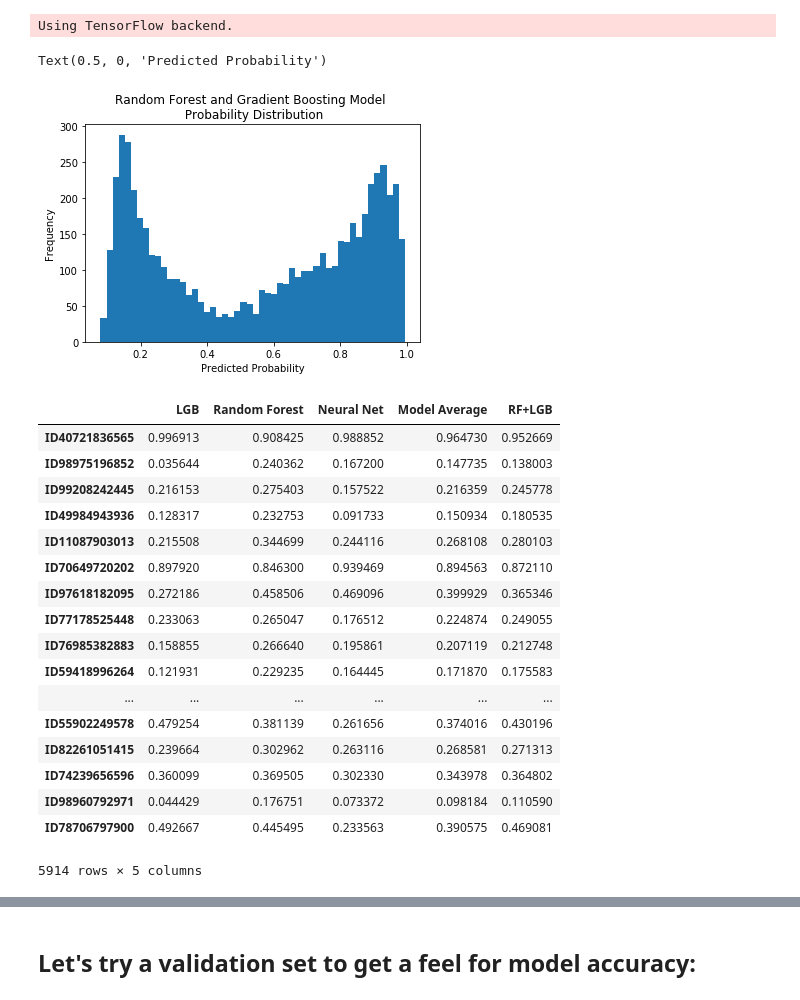
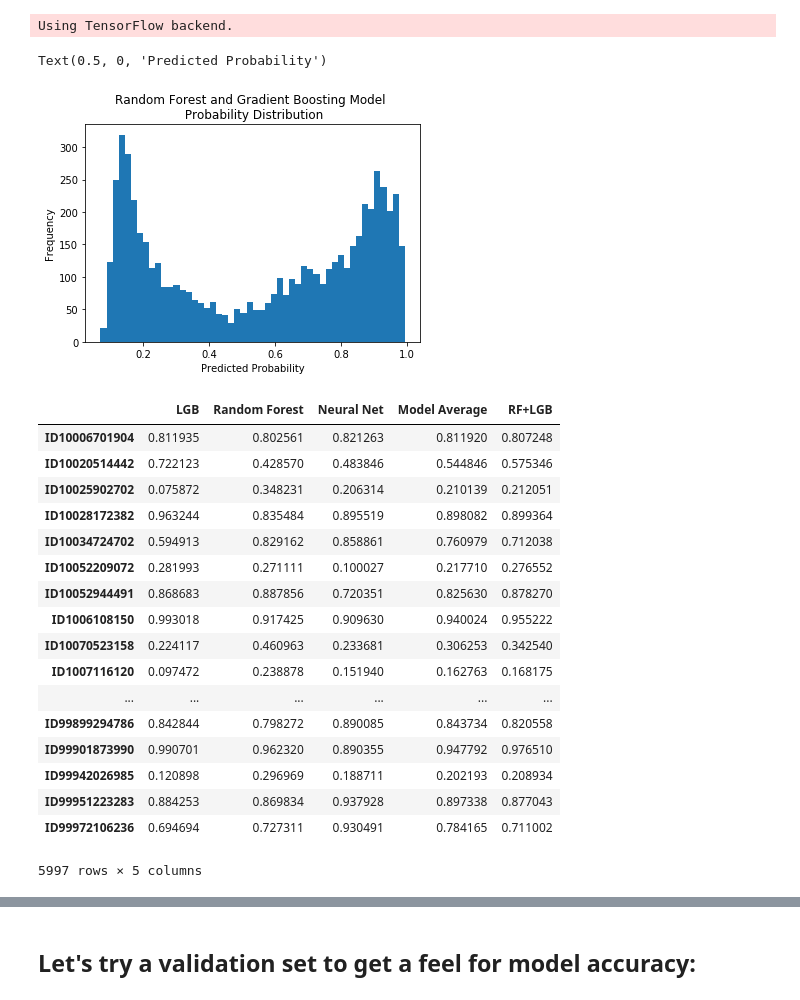
Before and after one commit to chenson2018/Humana-Mays-Competition, a Jupyter notebook: Final Model/Final Draft v4.ipynb, the cells around one changed output, grey strips where cells are left out. Saved outputs shown, nothing was run; the diff lists cells and outputs as text; code cells hidden in the pictures.

```diff
--- a/Final Model/Final Draft v4.ipynb
+++ b/Final Model/Final Draft v4.ipynb
@@ -197,8 +252,12 @@ class Model:
         self.predictions['RF+LGB'] = (self.predictions['LGB']+self.predictions['Random Forest'])/2
 
         return self.predictions
+# %%
+test_feat_fill = test_features.copy()
+test_feat_fill = test_feat_fill.replace([np.inf, -np.inf], np.nan)
+test_feat_fill =test_feat_fill.fillna(test_feat_fill.mean())
 # %%
-model = Model(train_set=training_features, test_set=test_features)
+model = Model(train_set=training_features, test_set=test_feat_fill)
 predictions = model.predict()
 # %%
 %matplotlib inline
@@ -209,25 +268,25 @@ plt.title('Random Forest and Gradient Boosting Model \n Probability Distribution
 plt.xlabel('Predicted Probability')
 # %% [output]
 Text(0.5, 0, 'Predicted Probability')
-[figure, old version]
+[figure, new version]
 # %%
-predictions
+predictions.
 # %% [output]
 |  | LGB | Random Forest | Neural Net | Model Average | RF+LGB |
-| ID40721836565 | 0.996913 | 0.908425 | 0.988852 | 0.964730 | 0.952669 |
-| ID98975196852 | 0.035644 | 0.240362 | 0.167200 | 0.147735 | 0.138003 |
-| ID99208242445 | 0.216153 | 0.275403 | 0.157522 | 0.216359 | 0.245778 |
-| ID49984943936 | 0.128317 | 0.232753 | 0.091733 | 0.150934 | 0.180535 |
-| ID11087903013 | 0.215508 | 0.344699 | 0.244116 | 0.268108 | 0.280103 |
-| ID70649720202 | 0.897920 | 0.846300 | 0.939469 | 0.894563 | 0.872110 |
-| ID97618182095 | 0.272186 | 0.458506 | 0.469096 | 0.399929 | 0.365346 |
-| ID77178525448 | 0.233063 | 0.265047 | 0.176512 | 0.224874 | 0.249055 |
-| ID76985382883 | 0.158855 | 0.266640 | 0.195861 | 0.207119 | 0.212748 |
-| ID59418996264 | 0.121931 | 0.229235 | 0.164445 | 0.171870 | 0.175583 |
+| ID10006701904 | 0.811935 | 0.802561 | 0.821263 | 0.811920 | 0.807248 |
+| ID10020514442 | 0.722123 | 0.428570 | 0.483846 | 0.544846 | 0.575346 |
+| ID10025902702 | 0.075872 | 0.348231 | 0.206314 | 0.210139 | 0.212051 |
+| ID10028172382 | 0.963244 | 0.835484 | 0.895519 | 0.898082 | 0.899364 |
+| ID10034724702 | 0.594913 | 0.829162 | 0.858861 | 0.760979 | 0.712038 |
+| ID10052209072 | 0.281993 | 0.271111 | 0.100027 | 0.217710 | 0.276552 |
+| ID10052944491 | 0.868683 | 0.887856 | 0.720351 | 0.825630 | 0.878270 |
+| ID1006108150 | 0.993018 | 0.917425 | 0.909630 | 0.940024 | 0.955222 |
+| ID10070523158 | 0.224117 | 0.460963 | 0.233681 | 0.306253 | 0.342540 |
+| ID1007116120 | 0.097472 | 0.238878 | 0.151940 | 0.162763 | 0.168175 |
 | ... | ... | ... | ... | ... | ... |
-| ID55902249578 | 0.479254 | 0.381139 | 0.261656 | 0.374016 | 0.430196 |
-| ID82261051415 | 0.239664 | 0.302962 | 0.263116 | 0.268581 | 0.271313 |
-| ID74239656596 | 0.360099 | 0.369505 | 0.302330 | 0.343978 | 0.364802 |
-| ID98960792971 | 0.044429 | 0.176751 | 0.073372 | 0.098184 | 0.110590 |
-| ID78706797900 | 0.492667 | 0.445495 | 0.233563 | 0.390575 | 0.469081 |
+| ID99899294786 | 0.842844 | 0.798272 | 0.890085 | 0.843734 | 0.820558 |
+| ID99901873990 | 0.990701 | 0.962320 | 0.890355 | 0.947792 | 0.976510 |
+| ID99942026985 | 0.120898 | 0.296969 | 0.188711 | 0.202193 | 0.208934 |
+| ID99951223283 | 0.884253 | 0.869834 | 0.937928 | 0.897338 | 0.877043 |
+| ID99972106236 | 0.694694 | 0.727311 | 0.930491 | 0.784165 | 0.711002 |
-5914 rows × 5 columns
+5997 rows × 5 columns
```
Also changed, not shown: parts of 10 cells of this notebook, 19 other files.
